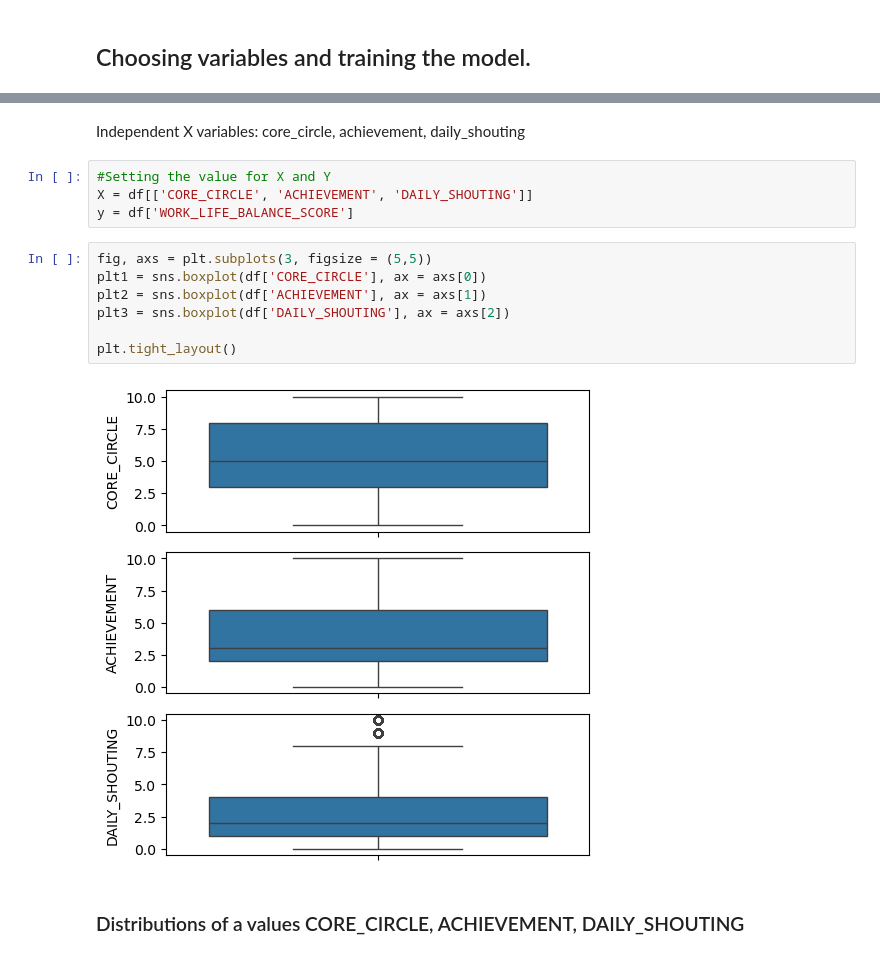
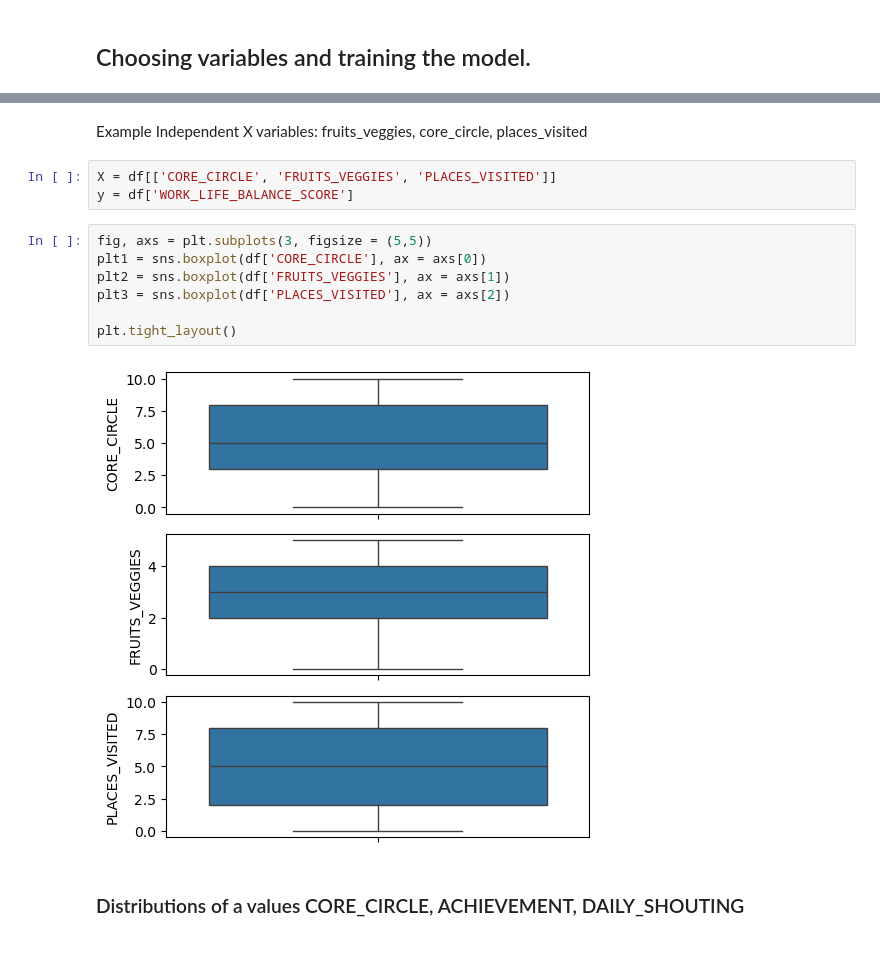
Before and after one commit to kasiabadio/lifestyle-and-wellbeing, a Jupyter notebook: lifestyle-and-wellbeing.ipynb, the cells around one changed output, grey strips where cells are left out. Cells and saved outputs as stored; diff of their text form.

```diff
--- a/lifestyle-and-wellbeing.ipynb
+++ b/lifestyle-and-wellbeing.ipynb
@@ -96,18 +108,17 @@ round(independent_pairs ,2)
 # %% [markdown]
-Independent X variables: core_circle, achievement, daily_shouting
+Example Independent X variables: fruits_veggies, core_circle, places_visited
 # %%
-#Setting the value for X and Y
-X = df[['CORE_CIRCLE', 'ACHIEVEMENT', 'DAILY_SHOUTING']]
+X = df[['CORE_CIRCLE', 'FRUITS_VEGGIES', 'PLACES_VISITED']]
 y = df['WORK_LIFE_BALANCE_SCORE']
 # %%
 fig, axs = plt.subplots(3, figsize = (5,5))
 plt1 = sns.boxplot(df['CORE_CIRCLE'], ax = axs[0])
-plt2 = sns.boxplot(df['ACHIEVEMENT'], ax = axs[1])
-plt3 = sns.boxplot(df['DAILY_SHOUTING'], ax = axs[2])
+plt2 = sns.boxplot(df['FRUITS_VEGGIES'], ax = axs[1])
+plt3 = sns.boxplot(df['PLACES_VISITED'], ax = axs[2])
 
 plt.tight_layout()
 # %% [output]
-[figure, old version]
+[figure, new version]
 # %% [markdown]
 ### Distributions of a values CORE_CIRCLE, ACHIEVEMENT, DAILY_SHOUTING
 # %%
```
Also changed, not shown: parts of 20 cells of this notebook.
